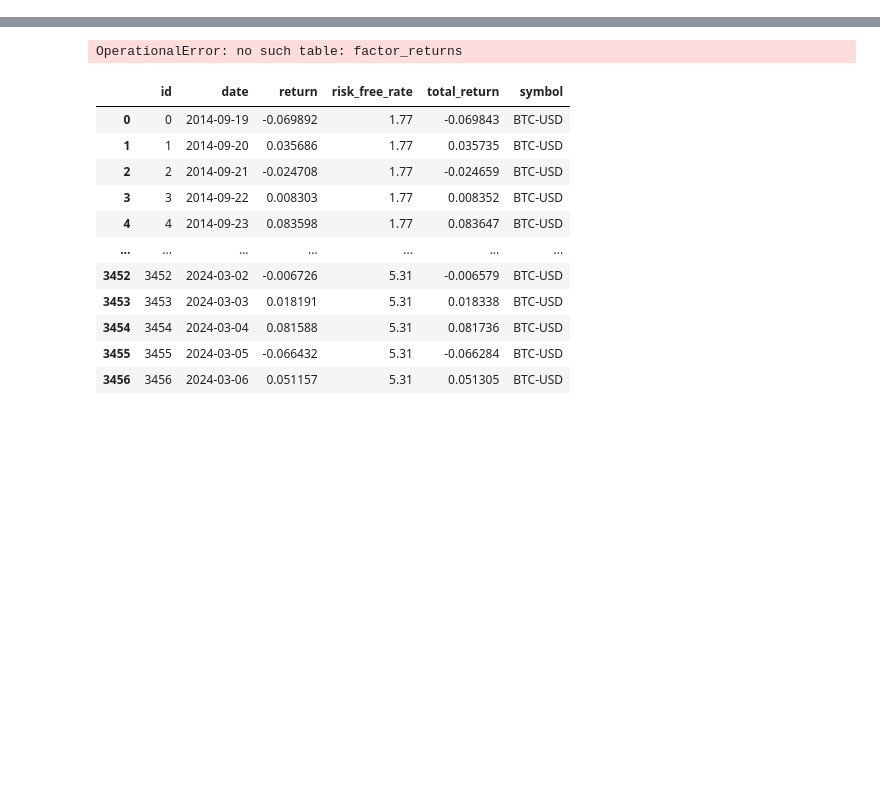
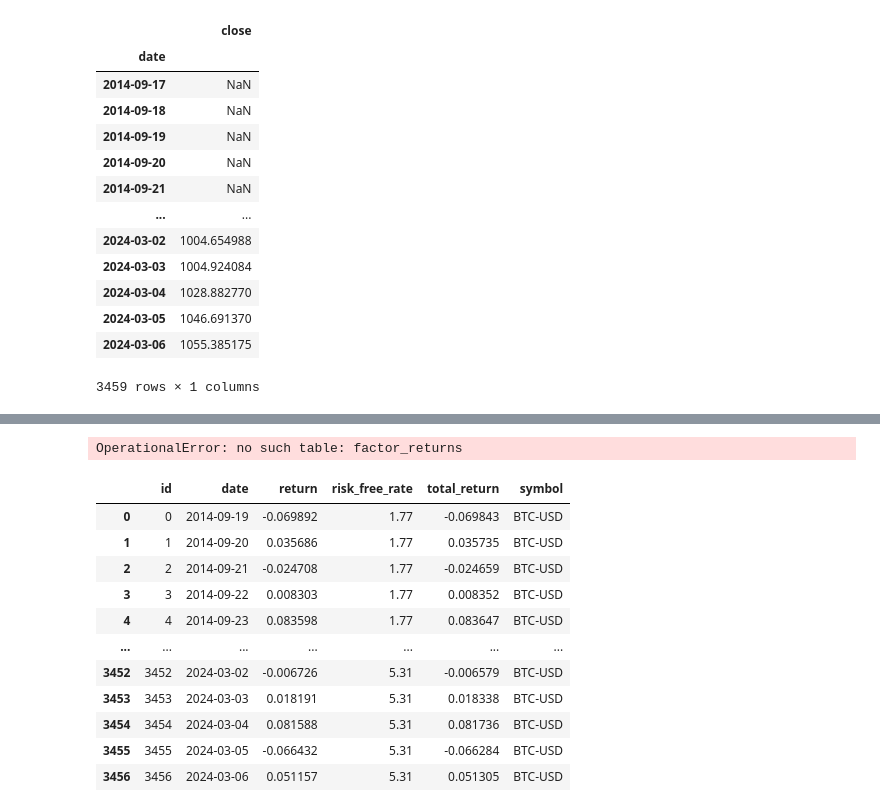
Before and after one commit to bebesi33/crypto_project, a Jupyter notebook: factor_model/scripts/explorer.ipynb, the cells around one changed output, grey strips where cells are left out. Cells and saved outputs as stored; diff of their text form; code cells hidden in the pictures; blank space fills up the shorter version.

```diff
--- a/factor_model/scripts/explorer.ipynb
+++ b/factor_model/scripts/explorer.ipynb
@@ -39,3 +58,20 @@ len(df)
+# %%
+df.pow(2).ewm(halflife=365, min_periods=20).mean().pow(0.5).dropna()
+# %% [output]
+|  | close |
+| date |  |
+| 2014-09-17 | NaN |
+| 2014-09-18 | NaN |
+| 2014-09-19 | NaN |
+| 2014-09-20 | NaN |
+| 2014-09-21 | NaN |
+| ... | ... |
+| 2024-03-02 | 1004.654988 |
+| 2024-03-03 | 1004.924084 |
+| 2024-03-04 | 1028.882770 |
+| 2024-03-05 | 1046.691370 |
+| 2024-03-06 | 1055.385175 |
+3459 rows × 1 columns
 # %%
 def create_ewma_std_estimates(df: pd.DataFrame, halflife: float=365, min_periods: float=20) -> pd.DataFrame:
     return df.ewm(halflife=halflife, min_periods=min_periods).std().dropna()
```
Also changed, not shown: parts of 5 cells of this notebook, 4 other files.
